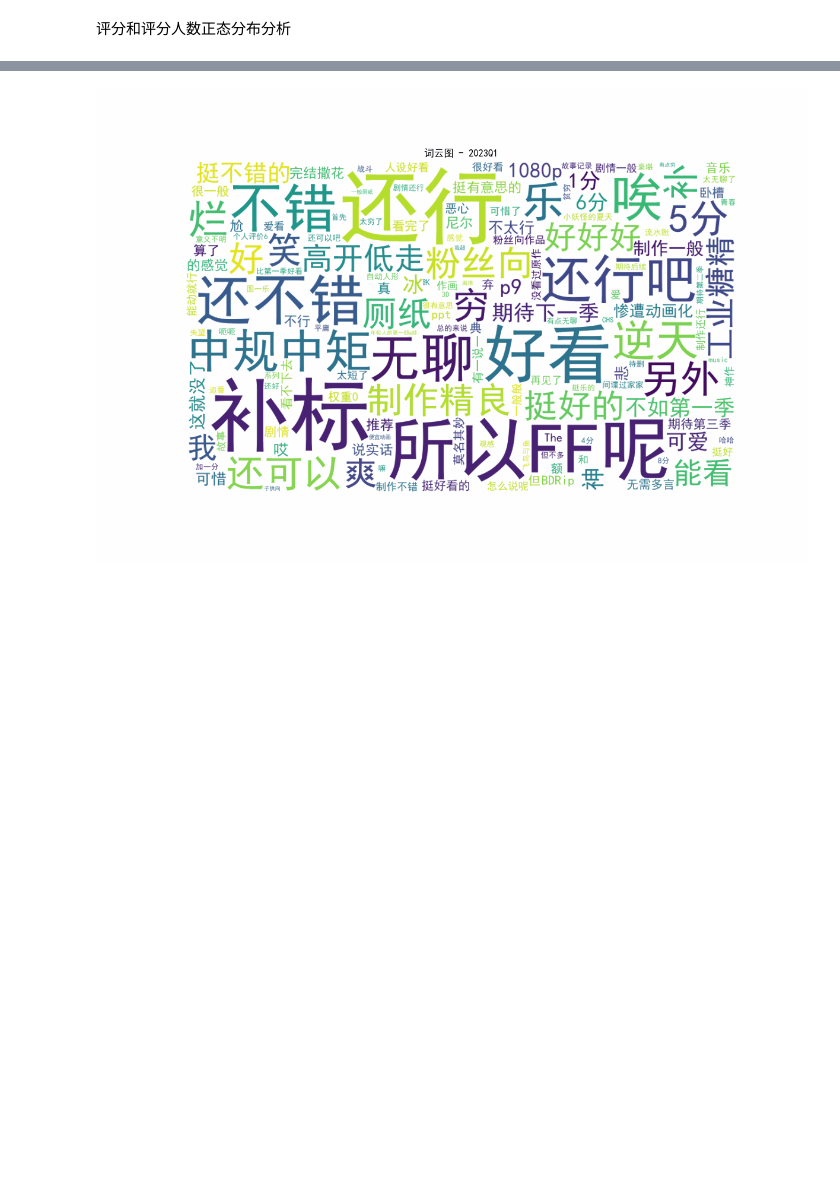
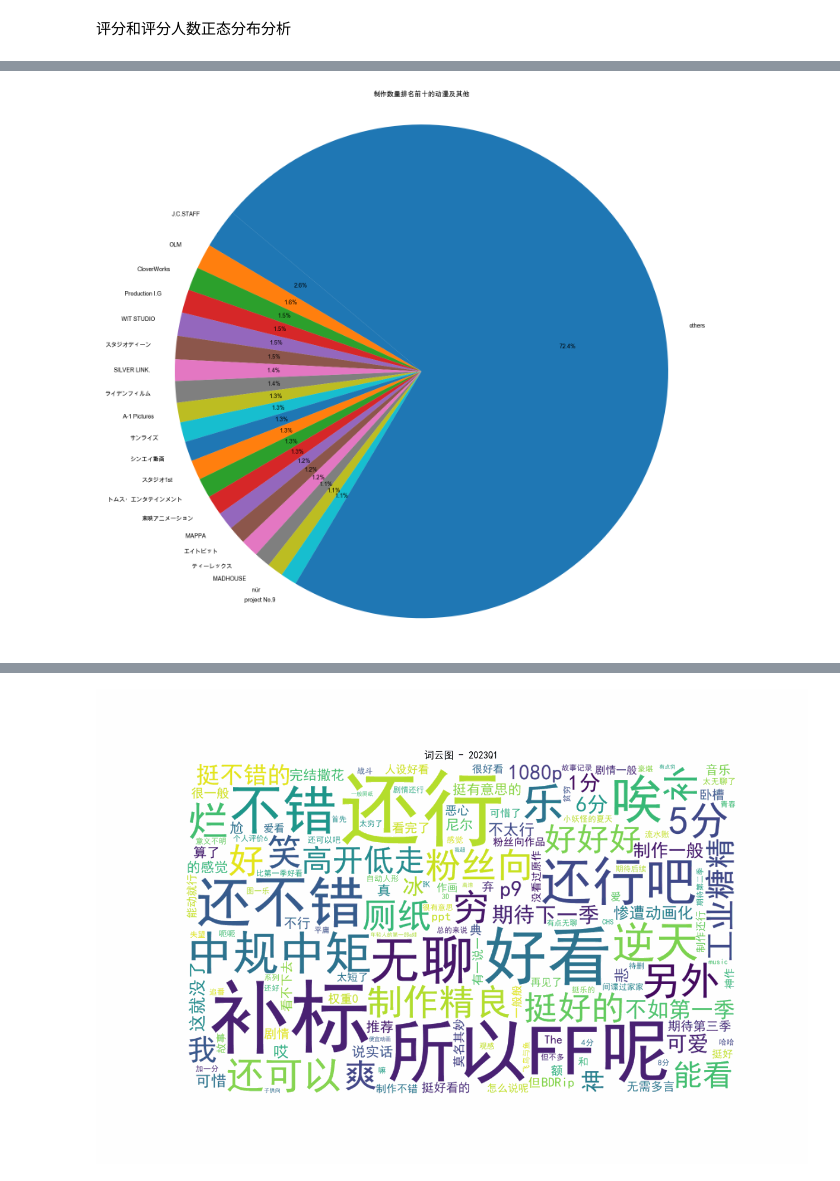
Before and after one commit to AkiyaKiko/BangumiCrawler, a Jupyter notebook: EDA/EDA.ipynb, the cells around one changed output, grey strips where cells are left out. Saved outputs shown, nothing was run; the diff lists cells and outputs as text; code cells hidden in the pictures; blank space fills up the shorter version.

```diff
--- a/EDA/EDA.ipynb
+++ b/EDA/EDA.ipynb
@@ -205,6 +197,15 @@ category_count = merged_df.groupby('category_name').size().reset_index(name='ani
 
 # 重命名列
 category_count.columns = ['category_name', 'anime_count']
+# %%
+# 1. 连接 anime_production_df 和 production_df，获取类别名称
+merged_df = pd.merge(anime_production_df, production_df, on='production_id', how='left')
+
+# 2. 按 category_name 分组，统计每个类别的动漫数量
+production_count = merged_df.groupby('production_name').size().reset_index(name='anime_count')
+
+# 重命名列
+production_count.columns = ['production_name', 'anime_count']
 # %% [markdown]
 分析
 # %% [markdown]
@@ -268,3 +269,25 @@ plt.show()
+# %%
+import matplotlib.pyplot as plt
+import pandas as pd
+
+# 获取制作数量排名前十的动漫
+top_productions = production_count.nlargest(20, 'anime_count')
+
+# 计算其他制作数量
+others_count = production_count['anime_count'].sum() - top_productions['anime_count'].sum()
+
+# 添加 'others' 行
+others_row = pd.DataFrame([{'production_name': 'others', 'anime_count': others_count}])
+top_productions = pd.concat([top_productions, others_row], ignore_index=True)
+
+# 绘制饼图
+plt.figure(figsize=(20, 17))
+plt.pie(top_productions['anime_count'], labels=top_productions['production_name'], autopct='%1.1f%%', startangle=140)
+plt.title('制作数量排名前十的动漫及其他')
+plt.axis('equal')  # Equal aspect ratio ensures that pie is drawn as a circle.
+plt.show()
+# %% [output]
+[figure, added]
 # %%
 import pandas as pd
 from wordcloud import WordCloud
```
Also changed, not shown: parts of 5 cells of this notebook.
